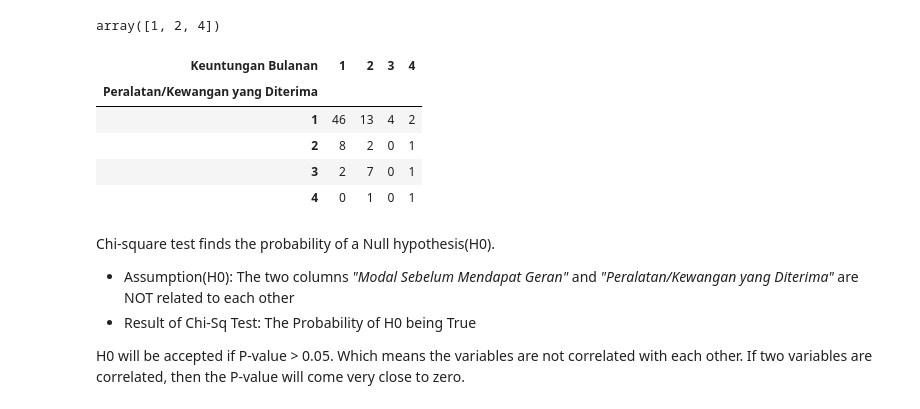
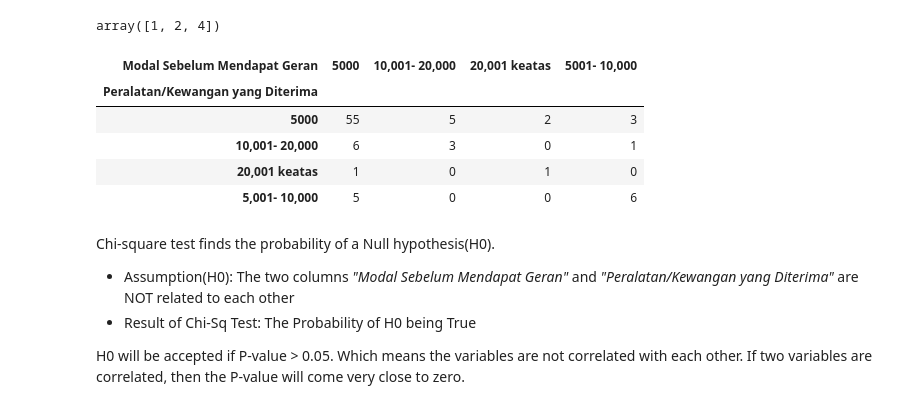
Before and after one commit to faizuddin/usahawan-dash, a Jupyter notebook: analysis.ipynb, the cells around one changed output. Cells and saved outputs as stored; diff of their text form; code cells hidden in the pictures.

```diff
--- a/analysis.ipynb
+++ b/analysis.ipynb
@@ -410,16 +410,16 @@ from scipy.stats import mannwhitneyu
 
 dff = df_pel[df_pel["Adakah anda Penerima Manfaat?"]=="Ya"]
 
-dff["Modal Sebelum Mendapat Geran"] = dff["Modal Sebelum Mendapat Geran"].astype(str)
-dff["Modal Sebelum Mendapat Geran"] = dff["Modal Sebelum Mendapat Geran"].replace("5000", 1)
-dff["Modal Sebelum Mendapat Geran"] = dff["Modal Sebelum Mendapat Geran"].replace("5001- 10,000", 2)
-dff["Modal Sebelum Mendapat Geran"] = dff["Modal Sebelum Mendapat Geran"].replace("10,001- 20,000", 3)
-dff["Modal Sebelum Mendapat Geran"] = dff["Modal Sebelum Mendapat Geran"].replace("20,001 keatas", 4)
-dff["Modal Sebelum Mendapat Geran"].unique()
+# dff["Modal Sebelum Mendapat Geran"] = dff["Modal Sebelum Mendapat Geran"].astype(str)
+# dff["Modal Sebelum Mendapat Geran"] = dff["Modal Sebelum Mendapat Geran"].replace("5000", 1)
+# dff["Modal Sebelum Mendapat Geran"] = dff["Modal Sebelum Mendapat Geran"].replace("5001- 10,000", 2)
+# dff["Modal Sebelum Mendapat Geran"] = dff["Modal Sebelum Mendapat Geran"].replace("10,001- 20,000", 3)
+# dff["Modal Sebelum Mendapat Geran"] = dff["Modal Sebelum Mendapat Geran"].replace("20,001 keatas", 4)
+# dff["Modal Sebelum Mendapat Geran"].unique()
 # %%
-dff["Peralatan/Kewangan yang Diterima"] = dff["Peralatan/Kewangan yang Diterima"].astype(str)
-dff["Peralatan/Kewangan yang Diterima"] = dff["Peralatan/Kewangan yang Diterima"].replace("5000", 1)
-dff["Peralatan/Kewangan yang Diterima"] = dff["Peralatan/Kewangan yang Diterima"].replace("10,001- 20,000", 3)
-dff["Peralatan/Kewangan yang Diterima"] = dff["Peralatan/Kewangan yang Diterima"].replace("5,001- 10,000", 2)
-dff["Peralatan/Kewangan yang Diterima"] = dff["Peralatan/Kewangan yang Diterima"].replace("5001- 10,000", 2)
-dff["Peralatan/Kewangan yang Diterima"] = dff["Peralatan/Kewangan yang Diterima"].replace("20,001 keatas", 4)
+# dff["Peralatan/Kewangan yang Diterima"] = dff["Peralatan/Kewangan yang Diterima"].astype(str)
+# dff["Peralatan/Kewangan yang Diterima"] = dff["Peralatan/Kewangan yang Diterima"].replace("5000", 1)
+# dff["Peralatan/Kewangan yang Diterima"] = dff["Peralatan/Kewangan yang Diterima"].replace("10,001- 20,000", 3)
+# dff["Peralatan/Kewangan yang Diterima"] = dff["Peralatan/Kewangan yang Diterima"].replace("5,001- 10,000", 2)
+dff["Peralatan/Kewangan yang Diterima"] = dff["Peralatan/Kewangan yang Diterima"].replace("5001- 10,000", "5,001- 10,000")
+# dff["Peralatan/Kewangan yang Diterima"] = dff["Peralatan/Kewangan yang Diterima"].replace("20,001 keatas", 4)
@@ -465,15 +470,15 @@ x
 # %% [output]
 array([1, 2, 4])
 # %%
-crosstab_res=pd.crosstab(index=dff["Peralatan/Kewangan yang Diterima"],columns=dff["Keuntungan Bulanan"])
+crosstab_res=pd.crosstab(index=dff["Peralatan/Kewangan yang Diterima"],columns=dff["Modal Sebelum Mendapat Geran"])
 crosstab_res
 # %% [output]
-| Keuntungan Bulanan | 1 | 2 | 3 | 4 |
+| Modal Sebelum Mendapat Geran | 5000 | 10,001- 20,000 | 20,001 keatas | 5001- 10,000 |
 | Peralatan/Kewangan yang Diterima |  |  |  |  |
-| 1 | 46 | 13 | 4 | 2 |
-| 2 | 8 | 2 | 0 | 1 |
-| 3 | 2 | 7 | 0 | 1 |
-| 4 | 0 | 1 | 0 | 1 |
+| 5000 | 55 | 5 | 2 | 3 |
+| 10,001- 20,000 | 6 | 3 | 0 | 1 |
+| 20,001 keatas | 1 | 0 | 1 | 0 |
+| 5,001- 10,000 | 5 | 0 | 0 | 6 |
 # %% [markdown]
 Chi-square test finds the probability of a Null hypothesis(H0).
 
```
Also changed, not shown: parts of 5 cells of this notebook.
